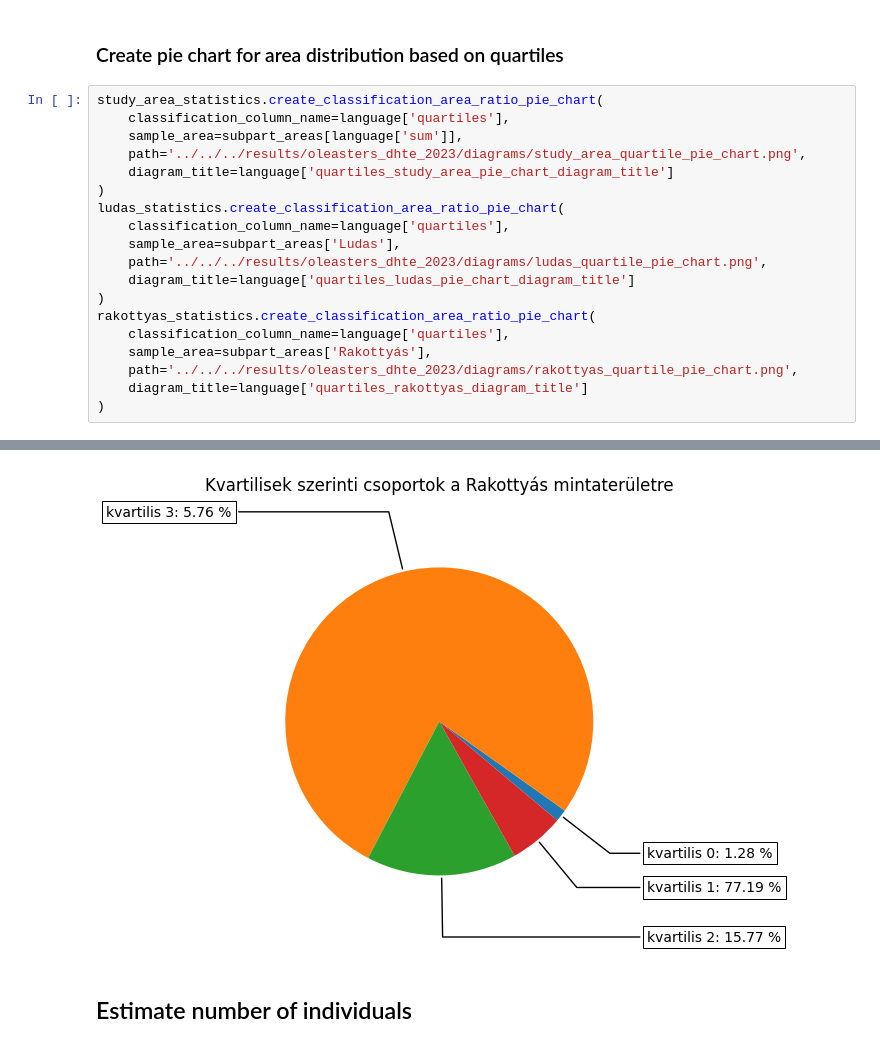
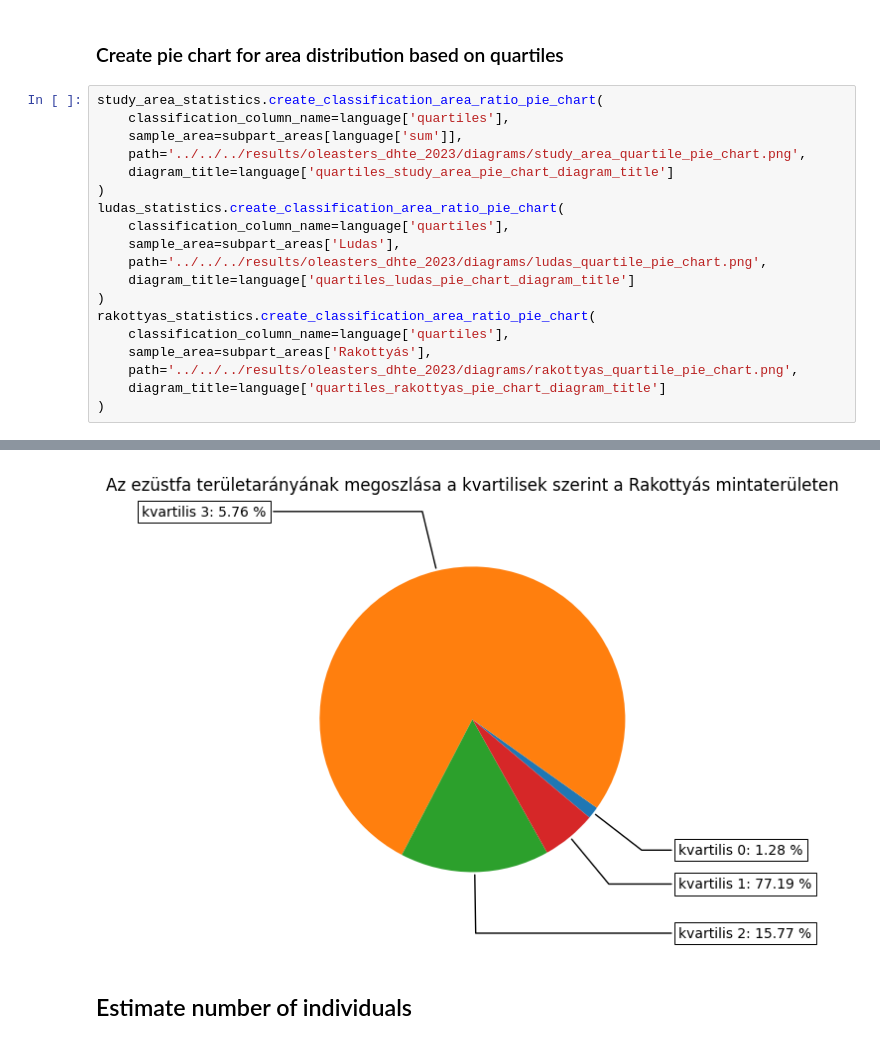
Before and after one commit to UROM-KTE/describe-gis-data, a Jupyter notebook: src/analyses/oleasters_dhte_2023/oleasters_dhte_2023.ipynb, the cells around one changed output, grey strips where cells are left out. Saved outputs shown, nothing was run; the diff lists cells and outputs as text.

```diff
--- a/src/analyses/oleasters_dhte_2023/oleasters_dhte_2023.ipynb
+++ b/src/analyses/oleasters_dhte_2023/oleasters_dhte_2023.ipynb
@@ -646,25 +646,25 @@ rakottyas_statistics.create_classification_diagram(
 # %%
 study_area_statistics.create_classification_area_ratio_pie_chart(
     classification_column_name=language['quartiles'],
     sample_area=subpart_areas[language['sum']],
     path='../../../results/oleasters_dhte_2023/diagrams/study_area_quartile_pie_chart.png',
     diagram_title=language['quartiles_study_area_pie_chart_diagram_title']
 )
 ludas_statistics.create_classification_area_ratio_pie_chart(
     classification_column_name=language['quartiles'],
     sample_area=subpart_areas['Ludas'],
     path='../../../results/oleasters_dhte_2023/diagrams/ludas_quartile_pie_chart.png',
     diagram_title=language['quartiles_ludas_pie_chart_diagram_title']
 )
 rakottyas_statistics.create_classification_area_ratio_pie_chart(
     classification_column_name=language['quartiles'],
     sample_area=subpart_areas['Rakottyás'],
     path='../../../results/oleasters_dhte_2023/diagrams/rakottyas_quartile_pie_chart.png',
-    diagram_title=language['quartiles_rakottyas_diagram_title']
+    diagram_title=language['quartiles_rakottyas_pie_chart_diagram_title']
 )
 # %% [output]
 [figure]
 [figure]
-[figure, old version]
+[figure, new version]
 # %% [markdown]
 ## Estimate number of individuals
```
Also changed, not shown: parts of 6 cells of this notebook, 4 other files.
